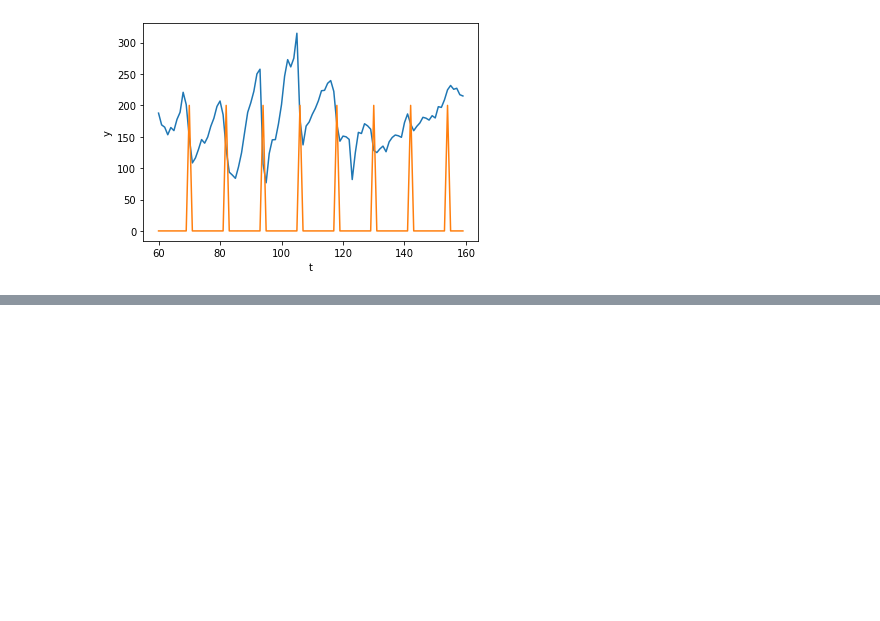
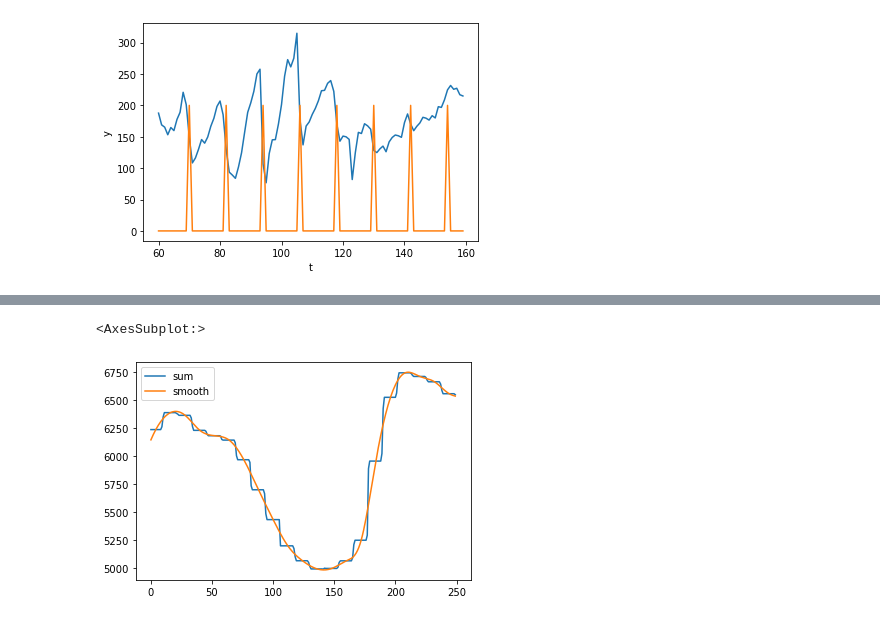
Before and after one commit to TechedLemur/IT3030, a Jupyter notebook: project3/eda.ipynb, the cells around one changed output, grey strips where cells are left out. Drawn from its saved outputs; the diff is of its cells as text; code cells hidden in the pictures; blank space fills up the shorter version.

```diff
--- a/project3/eda.ipynb
+++ b/project3/eda.ipynb
@@ -345,0 +367,17 @@ plt.show()
+# %%
+tdf = df.copy(deep=True)
+# %%
+n = len(tdf)
+start = (6-tdf.time_of_hour[0]) % 12
+x = np.arange(start, n, 12)
+# %%
+tck = interpolate.splrep(x, tdf['sum'][x], s=1)
+xfit = np.arange(0, n)
+yfit = interpolate.splev(xfit, tck, der=0)
+
+tdf['smooth'] = yfit
+# %%
+tdf[['sum', 'smooth']][:250].plot()
+# %% [output]
+<AxesSubplot:>
+[figure, added]
```
Also changed, not shown: parts of 11 cells of this notebook, 3 other files.
